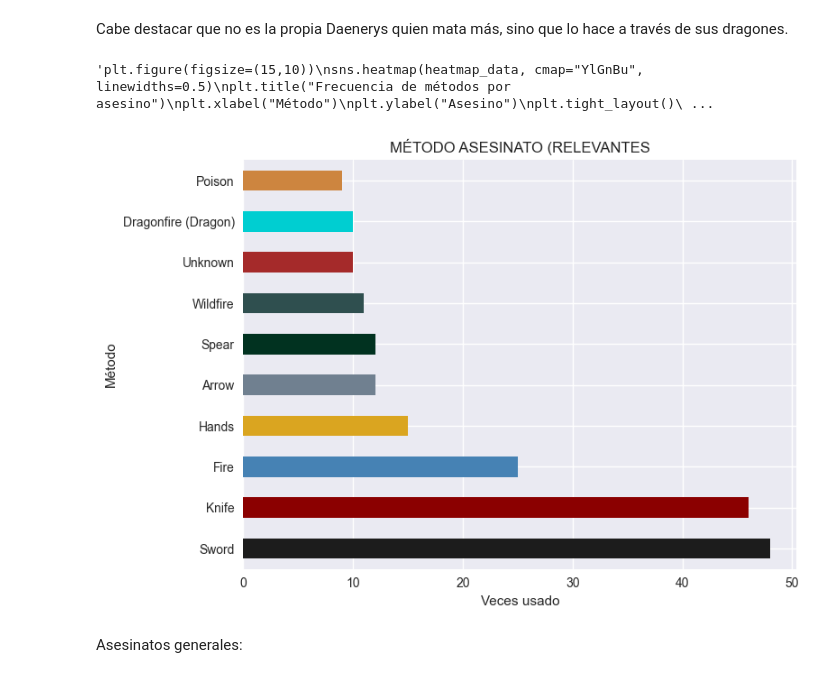
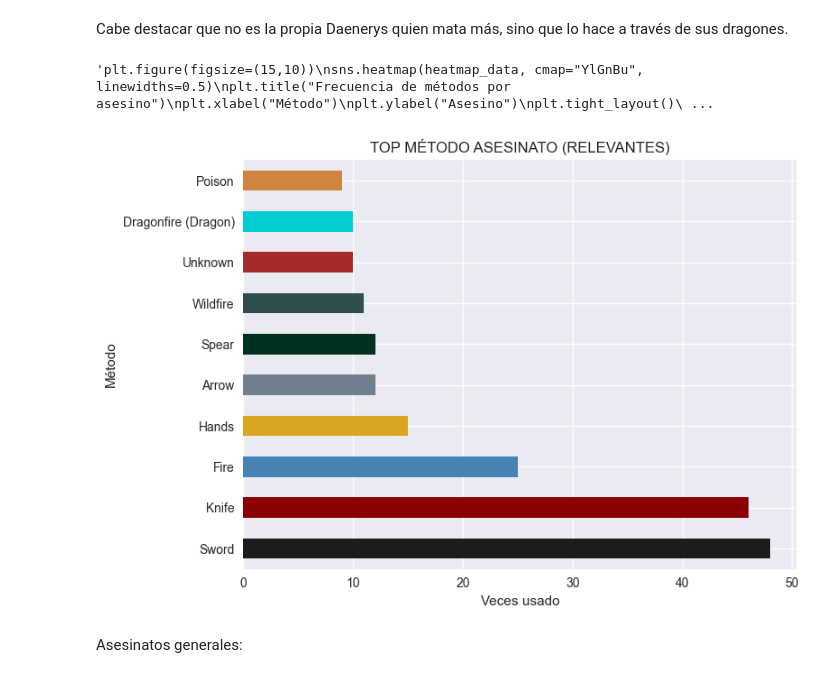
Before and after one commit to NereaLdA/EDA-Game_of_Thrones_, a Jupyter notebook: Memoria/Memoria.ipynb, the cells around one changed output. Cells and saved outputs as stored; diff of their text form; code cells hidden in the pictures.

```diff
--- a/Memoria/Memoria.ipynb
+++ b/Memoria/Memoria.ipynb
@@ -646,25 +646,25 @@ Cabe destacar que no es la propia Daenerys quien mata más, sino que lo hace a t
 # %%
 df_muertes_epi1_clean['Method'] \
     .value_counts() \
     .head(10) \
     .plot(kind='barh',
           color=GOTcolors,
-          title='MÉTODO ASESINATO (RELEVANTES')
+          title='TOP MÉTODO ASESINATO (RELEVANTES)')
 plt.xlabel('Veces usado')
 plt.ylabel('Método')
 plt.tight_layout()
 heatmap_data = df_muertes_epi1_clean.pivot_table(index='Killer', columns='Method', aggfunc='size', fill_value=0)
 
 """plt.figure(figsize=(15,10))
 sns.heatmap(heatmap_data, cmap="YlGnBu", linewidths=0.5)
 plt.title("Frecuencia de métodos por asesino")
 plt.xlabel("Método")
 plt.ylabel("Asesino")
 plt.tight_layout()
 plt.show()"""
 # %% [output]
 'plt.figure(figsize=(15,10))\nsns.heatmap(heatmap_data, cmap="YlGnBu", linewidths=0.5)\nplt.title("Frecuencia de métodos por asesino")\nplt.xlabel("Método")\nplt.ylabel("Asesino")\nplt.tight_layout()\ ...
-[figure, old version]
+[figure, new version]
 # %% [markdown]
 Asesinatos generales:
 # %%
```
Also changed, not shown: parts of 3 cells of this notebook.
